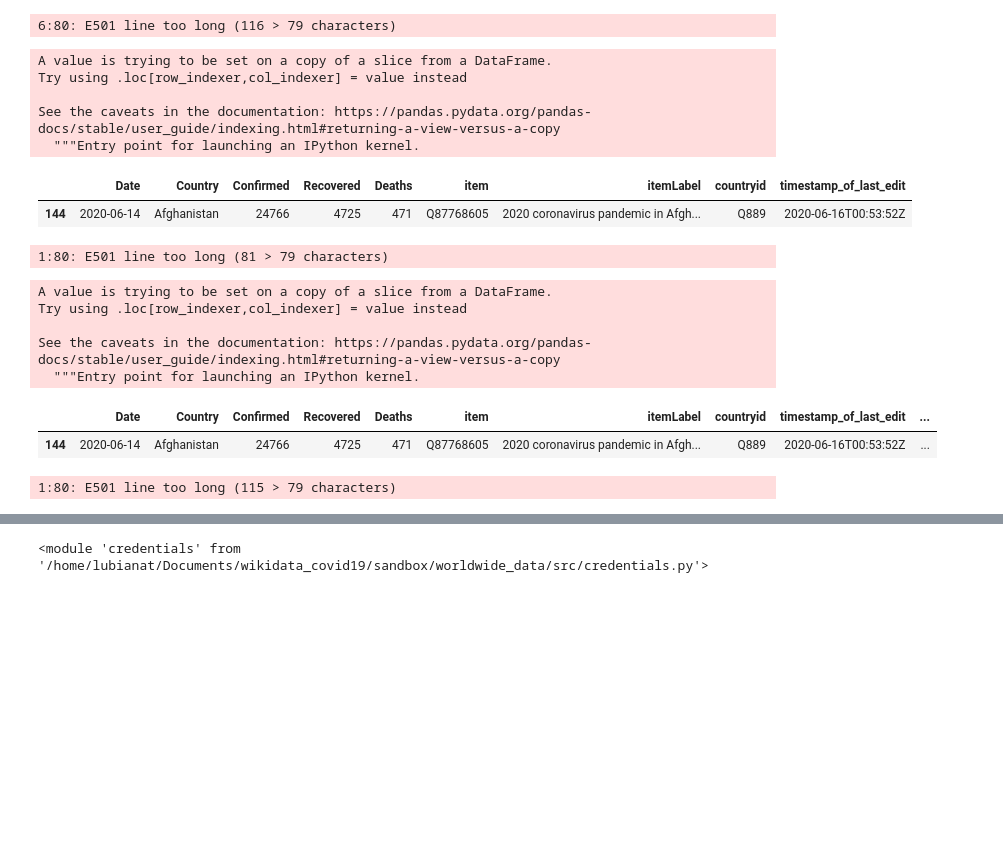
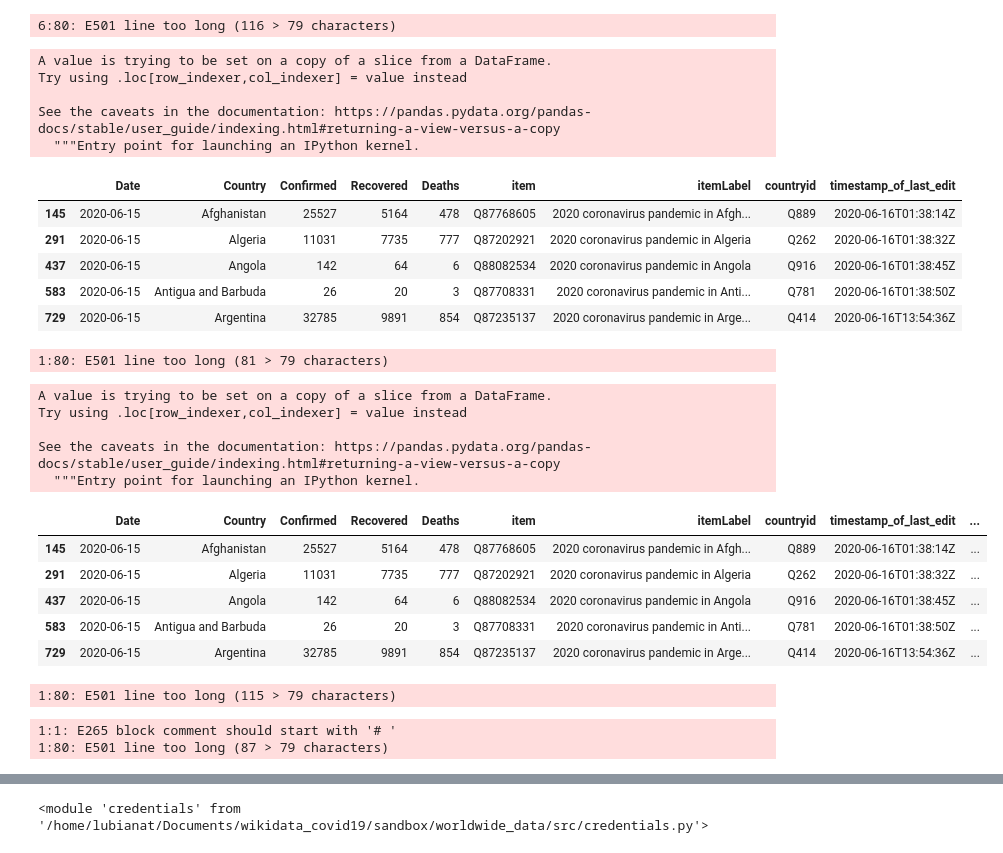
Before and after one commit to lubianat/wikidata_covid19, a Jupyter notebook: sandbox/worldwide_data/src/countries_from_datahubio.ipynb, the cells around one changed output, grey strips where cells are left out. Drawn from its saved outputs; the diff is of its cells as text; code cells hidden in the pictures; blank space fills up the shorter version.

Commit message:
cleaning code. removed temporarily the 23-hour threshold for update

```diff
--- a/sandbox/worldwide_data/src/countries_from_datahubio.ipynb
+++ b/sandbox/worldwide_data/src/countries_from_datahubio.ipynb
@@ -127,7 +102,7 @@ for chunk in chunks_of_country_outbreak_items:
 # %%
 recent["timestamp_of_last_edit"] = recent["item"].map(outbreak_item_to_timestamp)
 
-recent.head(1)
+recent.head(5)
 # %% [output]
 A value is trying to be set on a copy of a slice from a DataFrame.
 Try using .loc[row_indexer,col_indexer] = value instead
@@ -135,7 +110,11 @@ Try using .loc[row_indexer,col_indexer] = value instead
 See the caveats in the documentation: https://pandas.pydata.org/pandas-docs/stable/user_guide/indexing.html#returning-a-view-versus-a-copy
   """Entry point for launching an IPython kernel.
 |  | Date | Country | Confirmed | Recovered | Deaths | item | itemLabel | countryid | timestamp_of_last_edit |
-| 144 | 2020-06-14 | Afghanistan | 24766 | 4725 | 471 | Q87768605 | 2020 coronavirus pandemic in Afgh... | Q889 | 2020-06-16T00:53:52Z |
+| 145 | 2020-06-15 | Afghanistan | 25527 | 5164 | 478 | Q87768605 | 2020 coronavirus pandemic in Afgh... | Q889 | 2020-06-16T01:38:14Z |
+| 291 | 2020-06-15 | Algeria | 11031 | 7735 | 777 | Q87202921 | 2020 coronavirus pandemic in Algeria | Q262 | 2020-06-16T01:38:32Z |
+| 437 | 2020-06-15 | Angola | 142 | 64 | 6 | Q88082534 | 2020 coronavirus pandemic in Angola | Q916 | 2020-06-16T01:38:45Z |
+| 583 | 2020-06-15 | Antigua and Barbuda | 26 | 20 | 3 | Q87708331 | 2020 coronavirus pandemic in Anti... | Q781 | 2020-06-16T01:38:50Z |
+| 729 | 2020-06-15 | Argentina | 32785 | 9891 | 854 | Q87235137 | 2020 coronavirus pandemic in Arge... | Q414 | 2020-06-16T13:54:36Z |
 1:80: E501 line too long (81 > 79 characters)
 # %%
 from datetime import datetime
@@ -150,18 +129,27 @@ def convert_timestamp_to_time_until_now(timestamp):
 # %%
 recent["time_from_last_edit_until_now"] = recent["timestamp_of_last_edit"].map(convert_timestamp_to_time_until_now)
 
-recent.head(1)
+recent.head(5)
 # %% [output]
 A value is trying to be set on a copy of a slice from a DataFrame.
 Try using .loc[row_indexer,col_indexer] = value instead
 
 See the caveats in the documentation: https://pandas.pydata.org/pandas-docs/stable/user_guide/indexing.html#returning-a-view-versus-a-copy
   """Entry point for launching an IPython kernel.
 |  | Date | Country | Confirmed | Recovered | Deaths | item | itemLabel | countryid | timestamp_of_last_edit | ... |
-| 144 | 2020-06-14 | Afghanistan | 24766 | 4725 | 471 | Q87768605 | 2020 coronavirus pandemic in Afgh... | Q889 | 2020-06-16T00:53:52Z | ... |
+| 145 | 2020-06-15 | Afghanistan | 25527 | 5164 | 478 | Q87768605 | 2020 coronavirus pandemic in Afgh... | Q889 | 2020-06-16T01:38:14Z | ... |
+| 291 | 2020-06-15 | Algeria | 11031 | 7735 | 777 | Q87202921 | 2020 coronavirus pandemic in Algeria | Q262 | 2020-06-16T01:38:32Z | ... |
+| 437 | 2020-06-15 | Angola | 142 | 64 | 6 | Q88082534 | 2020 coronavirus pandemic in Angola | Q916 | 2020-06-16T01:38:45Z | ... |
+| 583 | 2020-06-15 | Antigua and Barbuda | 26 | 20 | 3 | Q87708331 | 2020 coronavirus pandemic in Anti... | Q781 | 2020-06-16T01:38:50Z | ... |
+| 729 | 2020-06-15 | Argentina | 32785 | 9891 | 854 | Q87235137 | 2020 coronavirus pandemic in Arge... | Q414 | 2020-06-16T13:54:36Z | ... |
 1:80: E501 line too long (115 > 79 characters)
 # %%
-outdated_items = recent[recent["time_from_last_edit_until_now"] > timedelta(hours=23)]
+#outdated_items = recent[recent["time_from_last_edit_until_now"] > timedelta(hours=23)]
+
+outdated_items = recent
+# %% [output]
+1:1: E265 block comment should start with '# '
+1:80: E501 line too long (87 > 79 characters)
 # %%
 outdated_items.head(5)
 # %% [output]
```
Also changed, not shown: parts of 12 cells of this notebook.
